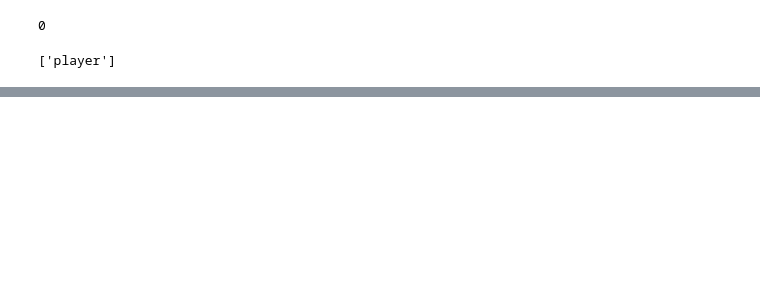
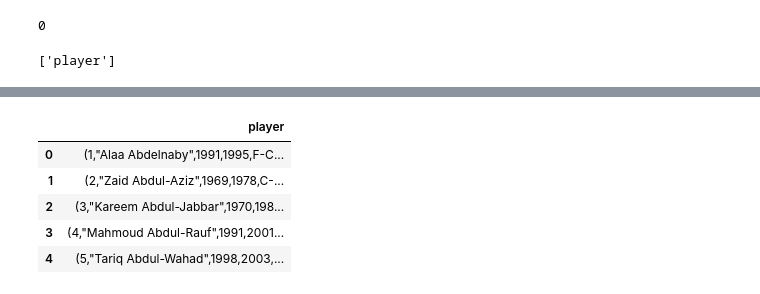
Before and after one commit to joshseymour/ETL_Project, a Jupyter notebook: Transform_Players.ipynb, the cells around one changed output, grey strips where cells are left out. Saved outputs shown, nothing was run; the diff lists cells and outputs as text; code cells hidden in the pictures; blank space fills up the shorter version.

```diff
--- a/Transform_Players.ipynb
+++ b/Transform_Players.ipynb
@@ -76,3 +76,12 @@ pd.read_sql_query('select * from player', con=engine).head()
 | 2 | 3 | Kareem Abdul-Jabbar | 1970 | 1989 | C | 7.0 | 225.0 | 1947-04-16 | University of California, Los Ang... |
 | 3 | 4 | Mahmoud Abdul-Rauf | 1991 | 2001 | G | 6.0 | 162.0 | 1969-03-09 | Louisiana State University |
 | 4 | 5 | Tariq Abdul-Wahad | 1998 | 2003 | F | 7.0 | 223.0 | 1974-11-03 | San Jose State University |
+# %%
+pd.read_sql_query('select Player from player', con=engine).head()
+# %% [output]
+|  | player |
+| 0 | (1,"Alaa Abdelnaby",1991,1995,F-C... |
+| 1 | (2,"Zaid Abdul-Aziz",1969,1978,C-... |
+| 2 | (3,"Kareem Abdul-Jabbar",1970,198... |
+| 3 | (4,"Mahmoud Abdul-Rauf",1991,2001... |
+| 4 | (5,"Tariq Abdul-Wahad",1998,2003,... |
```
Also changed, not shown: parts of 2 cells of this notebook, 4 other files.
